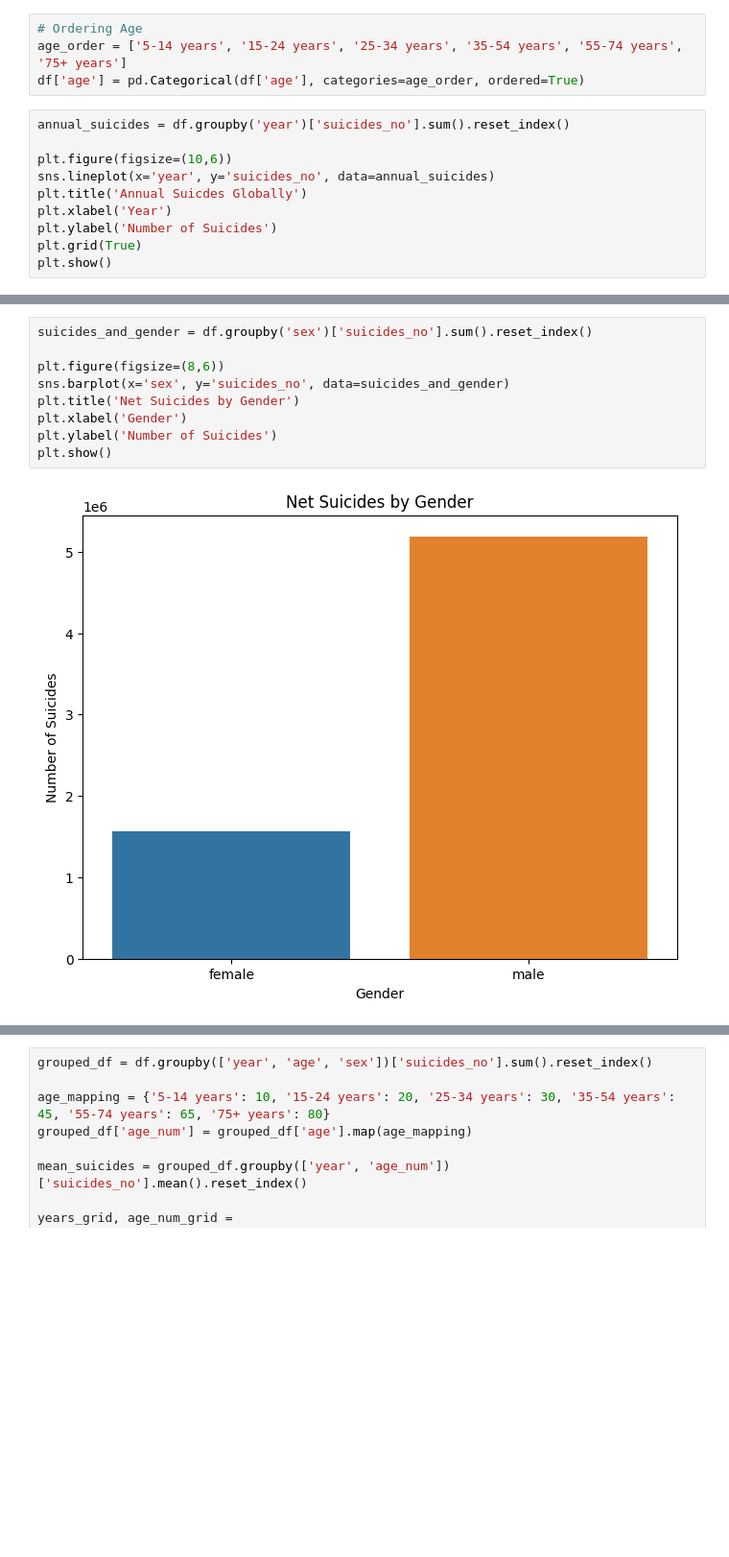
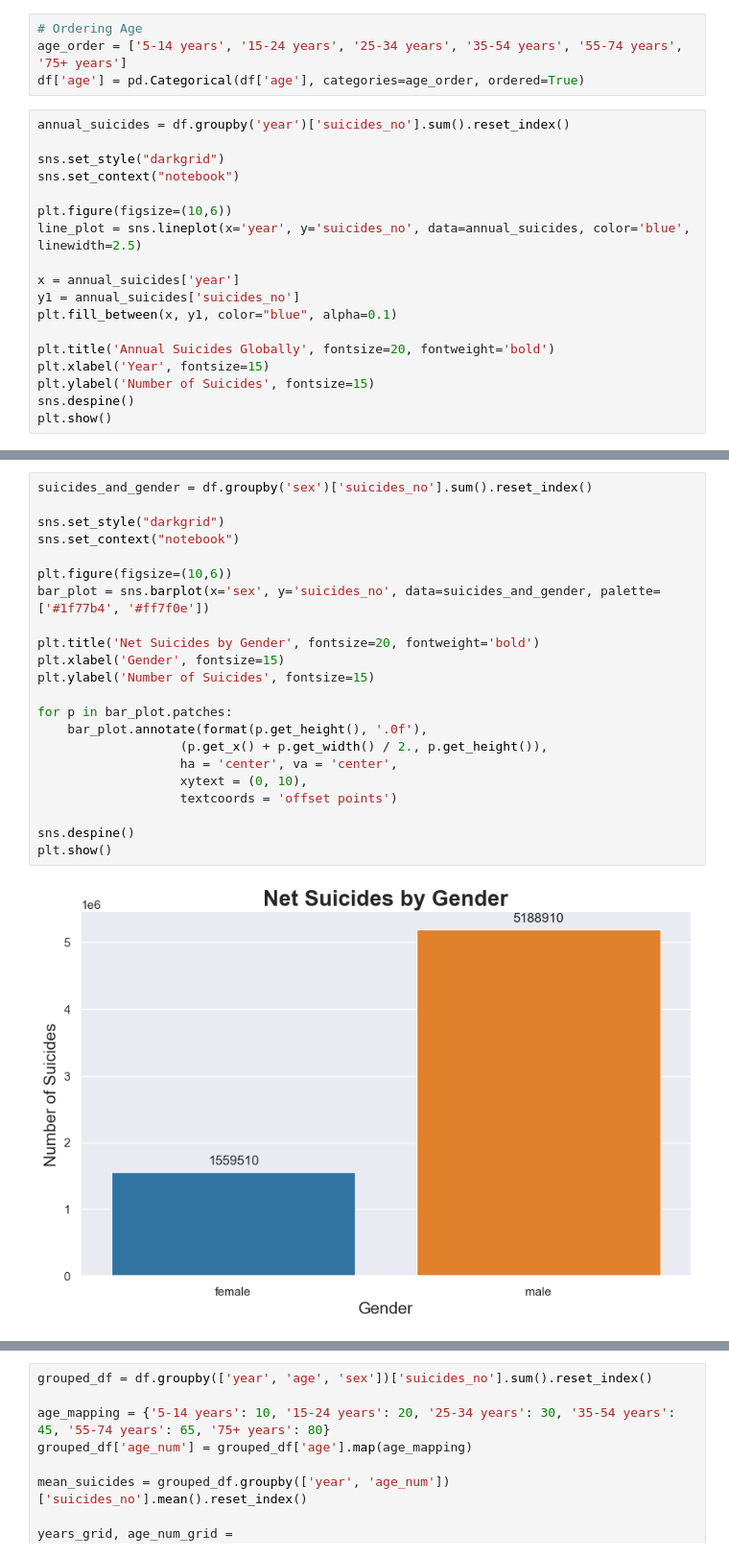
Before and after one commit to raoanmol/Dissecting-Suicide-Rates, a Jupyter notebook: notebooks/main.ipynb, the cells around one changed output, grey strips where cells are left out. Shown at 96% size. Drawn from its saved outputs; the diff is of its cells as text; blank space fills up the shorter version.

Commit message:
Styled the graphs using seaborn

```diff
--- a/notebooks/main.ipynb
+++ b/notebooks/main.ipynb
@@ -103,11 +103,19 @@ df['age'] = pd.Categorical(df['age'], categories=age_order, ordered=True)
 # %%
 annual_suicides = df.groupby('year')['suicides_no'].sum().reset_index()
 
+sns.set_style("darkgrid")
+sns.set_context("notebook")
+
 plt.figure(figsize=(10,6))
-sns.lineplot(x='year', y='suicides_no', data=annual_suicides)
-plt.title('Annual Suicdes Globally')
-plt.xlabel('Year')
-plt.ylabel('Number of Suicides')
-plt.grid(True)
+line_plot = sns.lineplot(x='year', y='suicides_no', data=annual_suicides, color='blue', linewidth=2.5)
+
+x = annual_suicides['year']
+y1 = annual_suicides['suicides_no']
+plt.fill_between(x, y1, color="blue", alpha=0.1)
+
+plt.title('Annual Suicides Globally', fontsize=20, fontweight='bold')
+plt.xlabel('Year', fontsize=15)
+plt.ylabel('Number of Suicides', fontsize=15)
+sns.despine()
 plt.show()
 # %% [output]
@@ -115,14 +123,27 @@ plt.show()
 # %%
 suicides_and_gender = df.groupby('sex')['suicides_no'].sum().reset_index()
 
-plt.figure(figsize=(8,6))
-sns.barplot(x='sex', y='suicides_no', data=suicides_and_gender)
-plt.title('Net Suicides by Gender')
-plt.xlabel('Gender')
-plt.ylabel('Number of Suicides')
+sns.set_style("darkgrid")
+sns.set_context("notebook")
+
+plt.figure(figsize=(10,6))
+bar_plot = sns.barplot(x='sex', y='suicides_no', data=suicides_and_gender, palette=['#1f77b4', '#ff7f0e'])
+
+plt.title('Net Suicides by Gender', fontsize=20, fontweight='bold')
+plt.xlabel('Gender', fontsize=15)
+plt.ylabel('Number of Suicides', fontsize=15)
+
+for p in bar_plot.patches:
+    bar_plot.annotate(format(p.get_height(), '.0f'),
+                   (p.get_x() + p.get_width() / 2., p.get_height()),
+                   ha = 'center', va = 'center',
+                   xytext = (0, 10),
+                   textcoords = 'offset points')
+
+sns.despine()
 plt.show()
 # %% [output]
-[figure, old version]
+[figure, new version]
 # %%
 suicides_and_age = df.groupby('age')['suicides_no'].sum().reset_index()
 
```
Also changed, not shown: parts of 4 cells of this notebook.
